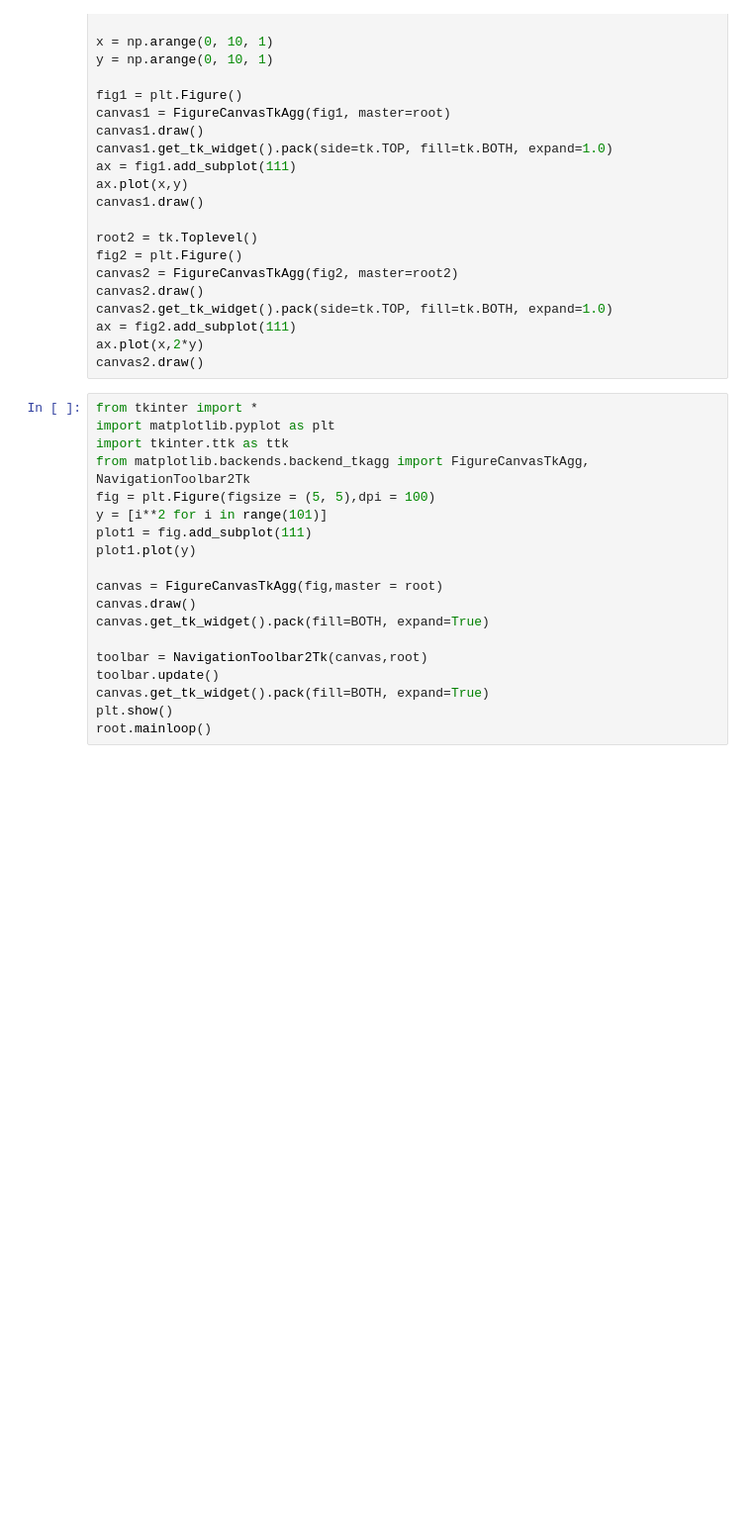
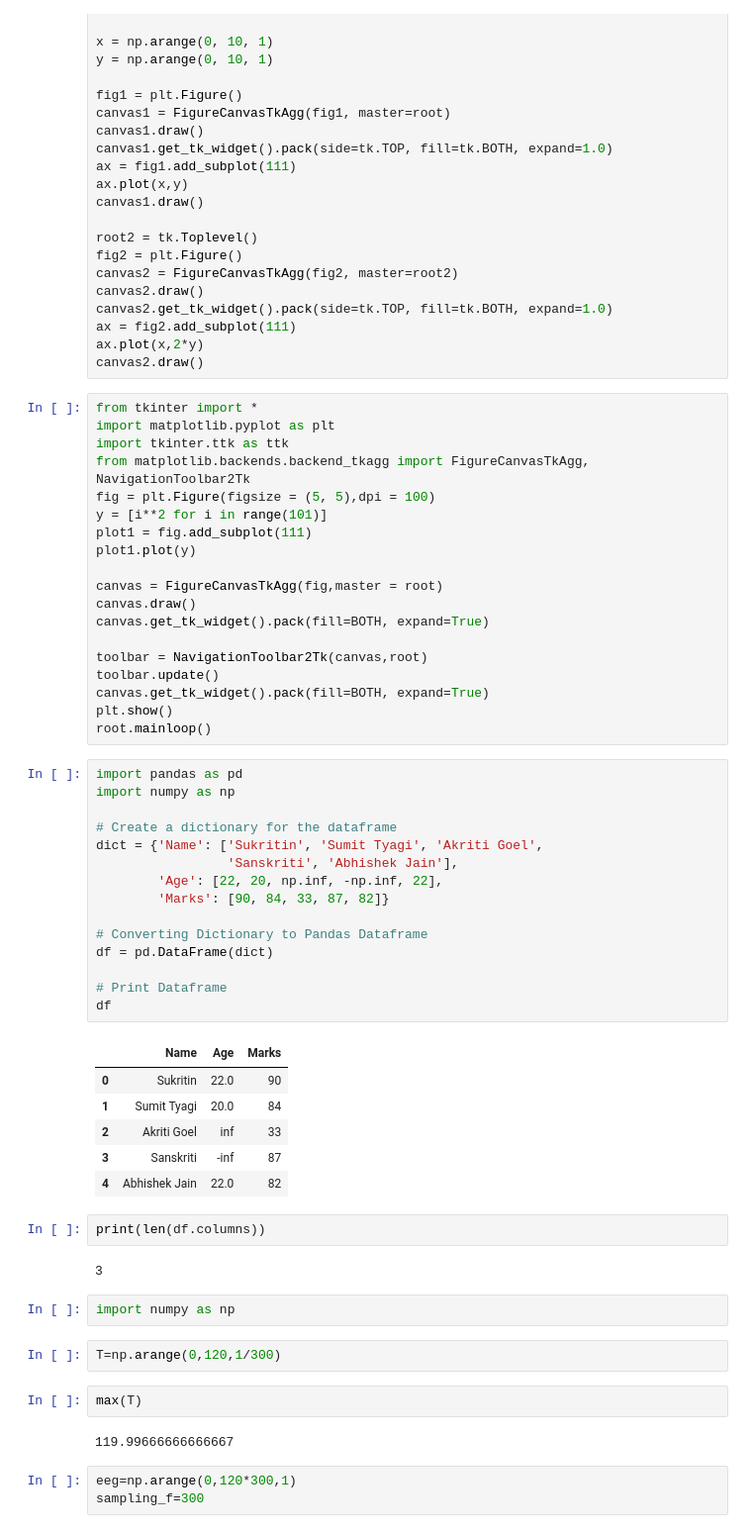
Before and after one commit to mrut1688/code, a Jupyter notebook: code/python/tt.ipynb, the cells around one changed output. Shown at 99% size. Cells and saved outputs as stored; diff of their text form; blank space fills up the shorter version.

```diff
--- a/code/python/tt.ipynb
+++ b/code/python/tt.ipynb
@@ -640,3 +640,40 @@ toolbar.update()
 canvas.get_tk_widget().pack(fill=BOTH, expand=True)
 plt.show()
 root.mainloop()
+# %%
+import pandas as pd
+import numpy as np
+
+# Create a dictionary for the dataframe
+dict = {'Name': ['Sukritin', 'Sumit Tyagi', 'Akriti Goel',
+                 'Sanskriti', 'Abhishek Jain'],
+        'Age': [22, 20, np.inf, -np.inf, 22],
+        'Marks': [90, 84, 33, 87, 82]}
+
+# Converting Dictionary to Pandas Dataframe
+df = pd.DataFrame(dict)
+
+# Print Dataframe
+df
+# %% [output]
+|  | Name | Age | Marks |
+| 0 | Sukritin | 22.0 | 90 |
+| 1 | Sumit Tyagi | 20.0 | 84 |
+| 2 | Akriti Goel | inf | 33 |
+| 3 | Sanskriti | -inf | 87 |
+| 4 | Abhishek Jain | 22.0 | 82 |
+# %%
+print(len(df.columns))
+# %% [output]
+3
+# %%
+import numpy as np
+# %%
+T=np.arange(0,120,1/300)
+# %%
+max(T)
+# %% [output]
+119.99666666666667
+# %%
+eeg=np.arange(0,120*300,1)
+sampling_f=300
```
Also changed, not shown: parts of 4 cells of this notebook, 1 other file.
